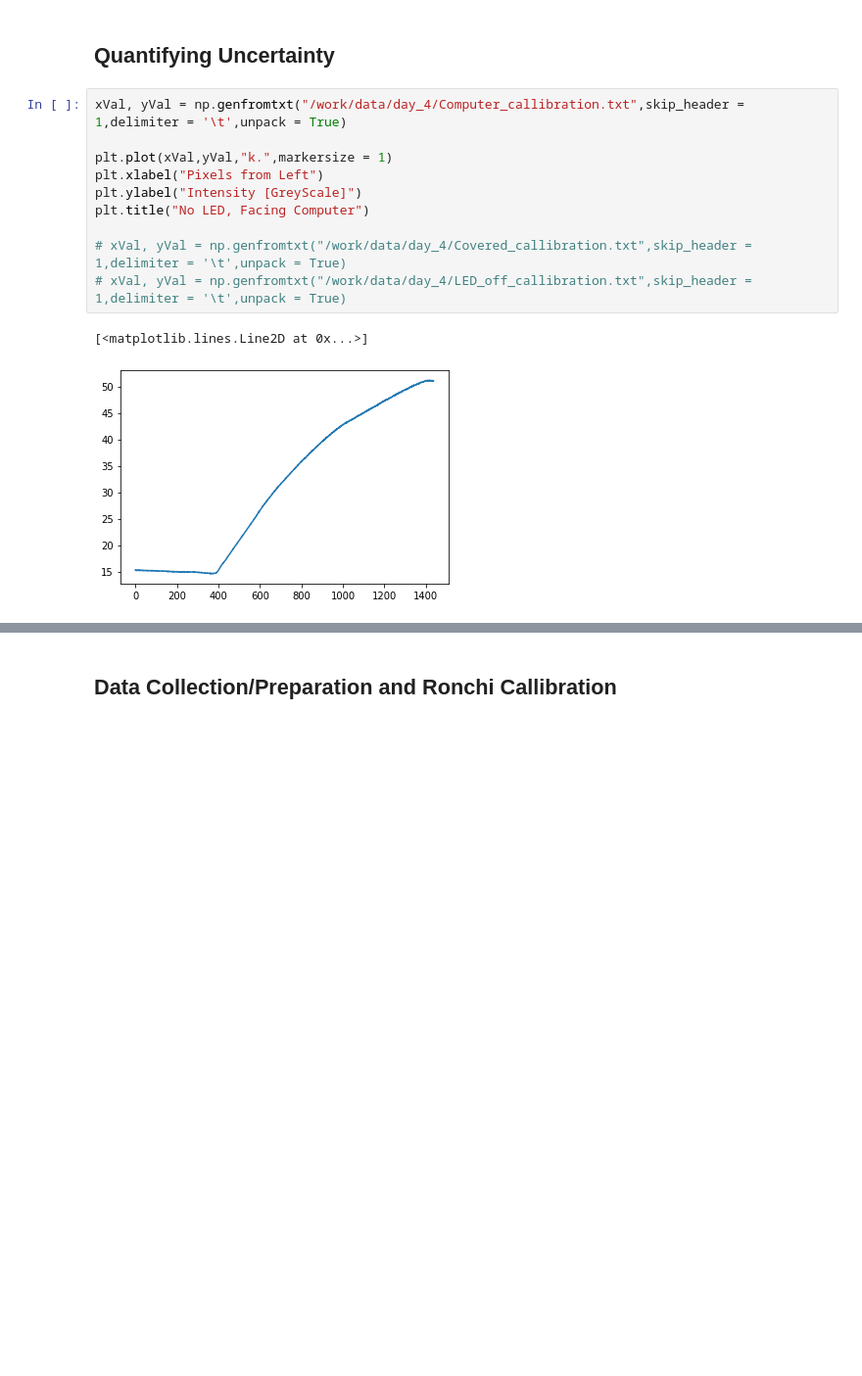
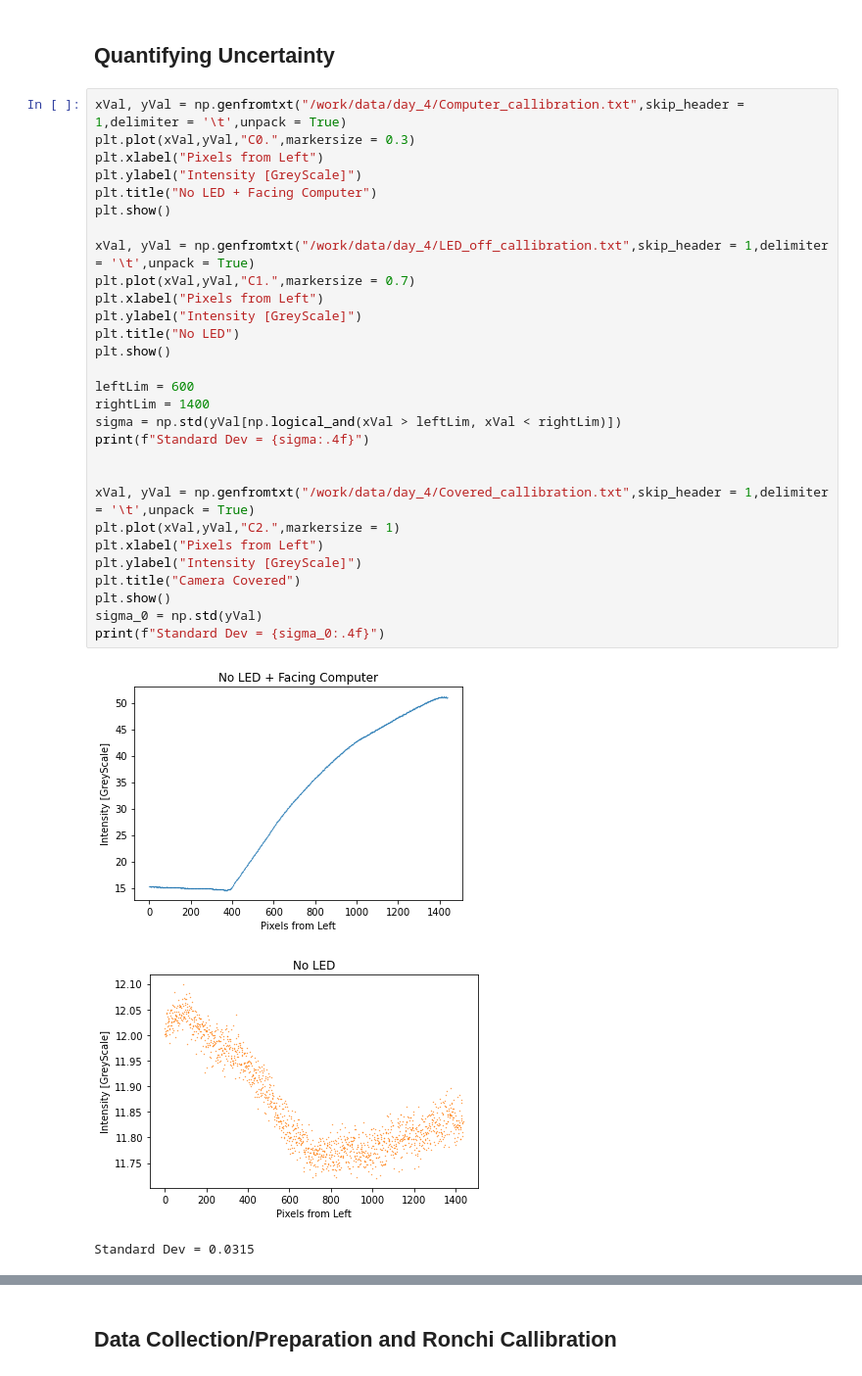
Before and after one commit to Elliot-Wadge/Phys-332W-SF, a Jupyter notebook: analysis.ipynb, the cells around one changed output, grey strips where cells are left out. Shown at 98% size. Cells and saved outputs as stored; diff of their text form; blank space fills up the shorter version.

```diff
--- a/analysis.ipynb
+++ b/analysis.ipynb
@@ -21,14 +22,34 @@ print(mm_per_px)
 ## Quantifying Uncertainty
 # %%
 xVal, yVal = np.genfromtxt("/work/data/day_4/Computer_callibration.txt",skip_header = 1,delimiter = '\t',unpack = True)
-
-plt.plot(xVal,yVal,"k.",markersize = 1)
+plt.plot(xVal,yVal,"C0.",markersize = 0.3)
 plt.xlabel("Pixels from Left")
 plt.ylabel("Intensity [GreyScale]")
-plt.title("No LED, Facing Computer")
+plt.title("No LED + Facing Computer")
+plt.show()
 
-# xVal, yVal = np.genfromtxt("/work/data/day_4/Covered_callibration.txt",skip_header = 1,delimiter = '\t',unpack = True)
-# xVal, yVal = np.genfromtxt("/work/data/day_4/LED_off_callibration.txt",skip_header = 1,delimiter = '\t',unpack = True)
+xVal, yVal = np.genfromtxt("/work/data/day_4/LED_off_callibration.txt",skip_header = 1,delimiter = '\t',unpack = True)
+plt.plot(xVal,yVal,"C1.",markersize = 0.7)
+plt.xlabel("Pixels from Left")
+plt.ylabel("Intensity [GreyScale]")
+plt.title("No LED")
+plt.show()
+
+leftLim = 600
+rightLim = 1400
+sigma = np.std(yVal[np.logical_and(xVal > leftLim, xVal < rightLim)])
+print(f"Standard Dev = {sigma:.4f}")
+
+
+xVal, yVal = np.genfromtxt("/work/data/day_4/Covered_callibration.txt",skip_header = 1,delimiter = '\t',unpack = True)
+plt.plot(xVal,yVal,"C2.",markersize = 1)
+plt.xlabel("Pixels from Left")
+plt.ylabel("Intensity [GreyScale]")
+plt.title("Camera Covered")
+plt.show()
+sigma_0 = np.std(yVal)
+print(f"Standard Dev = {sigma_0:.4f}")
 # %% [output]
+[figure, new version]
+[figure, added]
-[<matplotlib.lines.Line2D at 0x...>]
+Standard Dev = 0.0315
-[figure, old version]
```
Also changed, not shown: parts of 5 cells of this notebook, 11 other files.
